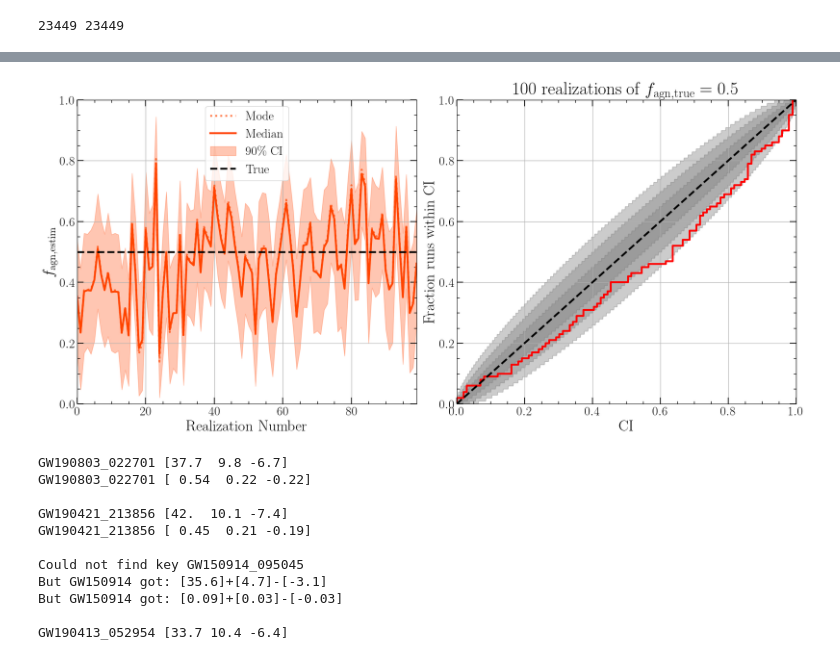
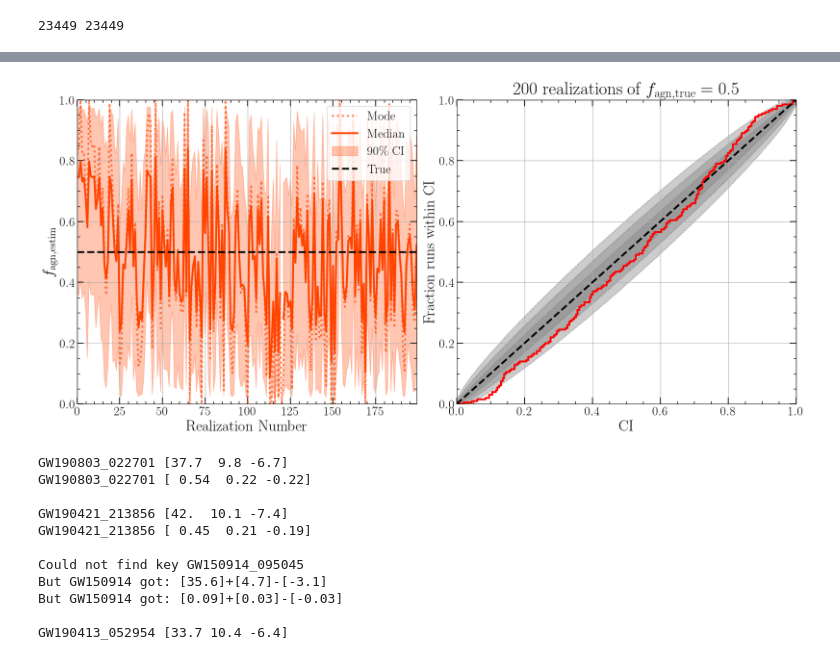
Before and after one commit to LucasPouw/darksirenpop, a Jupyter notebook: p26_posterior_analyzer.ipynb, the cells around one changed output, grey strips where cells are left out. Cells and saved outputs as stored; diff of their text form; code cells hidden in the pictures.

```diff
--- a/p26_posterior_analyzer.ipynb
+++ b/p26_posterior_analyzer.ipynb
@@ -155,12 +179,0 @@ Realized number density within z=1.5: 5.214391708310472e-10 1 / Mpc3
-# %%
-plt.figure()
-for nagn in tqdm(np.arange(1, 1e3, 100).astype(int)):
-    lowz = np.empty(100)
-    for i in range(100):
-        r, t, p = uniform_shell_sampler(COSMO.comoving_distance(1e-4).value, COSMO.comoving_distance(10).value, n_samps=nagn)
-        z = fast_z_at_value(COSMO.comoving_distance, r * u.Mpc)
-        lowz[i] = np.sum(z < 1.5)
-
-    plt.scatter(nagn, np.mean(lowz))
-plt.plot(np.linspace(0, 1000, 10), np.linspace(0, 1000, 10) * (COSMO.comoving_distance(1.5).value / COSMO.comoving_distance(10).value)**3)
-plt.show()
@@ -169,5 +180,9 @@ plt.show()
 # %%
-p26_posteriors, posteriors_shape = load_posteriors('/home/lucas/Documents/PhD/darksirenpop/p26_post_realdata_False_rate_uniform_timedil_False_agnZprior_45.0_kulkarni_lumthresh_45.0_perfectz_False_GPmask_False_addAGN_100000_nrealiz_100_batch_200_CL_0.999_agnZerror_quaia_gwZmax_1.5.npy')
+# p26_posteriors, posteriors_shape = load_posteriors('/home/lucas/Documents/PhD/darksirenpop/p26_post_realdata_False_fc_continuous_rate_uniform_timedil_False_agnZprior_45.0_kulkarni_lumthresh_45.0_perfectz_False_GPmask_True_addAGN_100000_nrealiz_200_batch_100_CL_0.999_agnZerror_0.01_gwZmax_1.5.npy')
+p26_posteriors, posteriors_shape = load_posteriors('/home/lucas/Documents/PhD/darksirenpop/p26_post_realdata_False_fc_continuous_rate_madau_timedil_True_agnZprior_45.0_kulkarni_lumthresh_45.0_perfectz_False_GPmask_True_addAGN_100000_nrealiz_200_batch_100_CL_0.999_agnZerror_quaia_gwZmax_1.5.npy')
+# p26_posteriors = p26_posteriors[:, :100]
+# posteriors_shape = p26_posteriors.shape
+
 datasets_list = [p26_posteriors]
 # LABELS = [0]
 FAGN_TRUE = 0.5
@@ -206,34 +221,34 @@ ax1.set_ylim(0, 1)
 
 # plt.figure(figsize=(8,8))
 
 Nrep = len(cdf_at_true_val)
 comparisons = np.linspace(0, 1, Nrep)
 pp_plot = np.zeros(Nrep)
 for i in range(len(pp_plot)):
     pp_plot[i] = np.sum(cdf_at_true_val <= comparisons[i])
 pp_plot /= len(cdf_at_true_val)
 
 CI = np.linspace(0, 0.9999, 1000)
 for ci, alpha in zip([0.6827, 0.9545, 0.9973], [0.1,0.15,0.2]):
     edge_of_bound = (1. - ci) / 2.
     lower = binom.ppf(1 - edge_of_bound, Nrep, CI) / Nrep
     upper = binom.ppf(edge_of_bound, Nrep, CI) / Nrep
     lower[0] = 0
     upper[0] = 0
     plt.fill_between(CI, lower, upper, alpha=alpha, color='k')
 
 ax2.plot(np.linspace(0,1,100), np.linspace(0,1,100), linestyle='dashed', color='black', zorder=6, linewidth=3)
 ax2.step(comparisons, pp_plot, linewidth=3, color='red')
 ax2.set_xlim(0, 1)
 ax2.set_ylim(0, 1)
 ax2.grid()
 ax2.set_title(str(Nrep) + ' realizations of ' + r'$f_{\rm agn, true} =$ ' + str(FAGN_TRUE))
 ax2.set_xlabel('CI')
 ax2.set_ylabel('Fraction runs within CI')
 plt.tight_layout()
 plt.show()
 # %% [output]
-[figure, old version]
+[figure, new version]
 # %%
 # Missed NS candidate GW200105_162426 in cleaning data, oops
 
```
Also changed, not shown: parts of 7 cells of this notebook, 7 other files.
